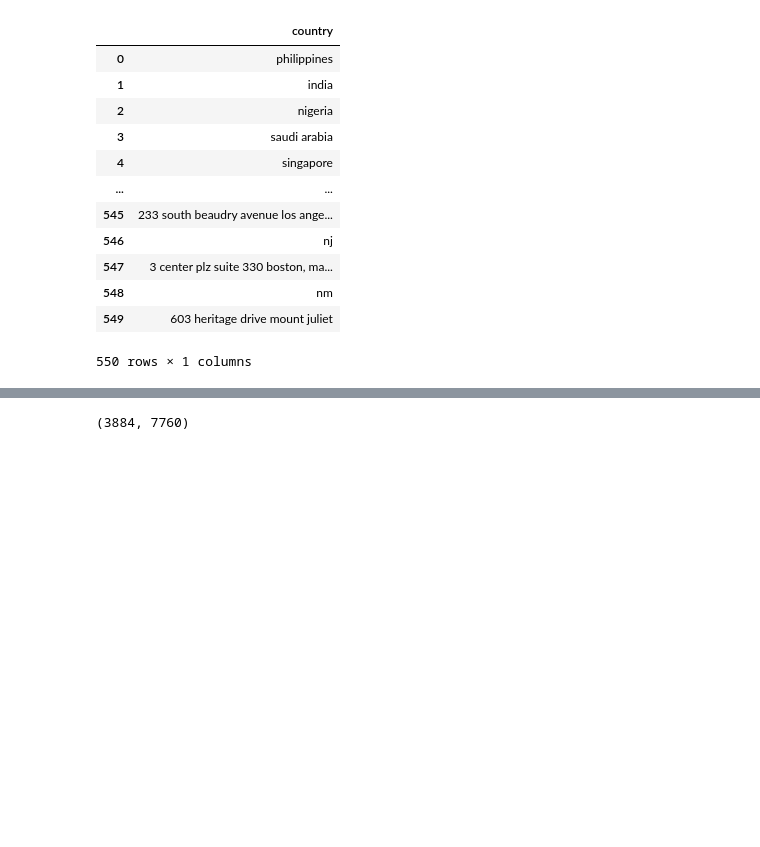
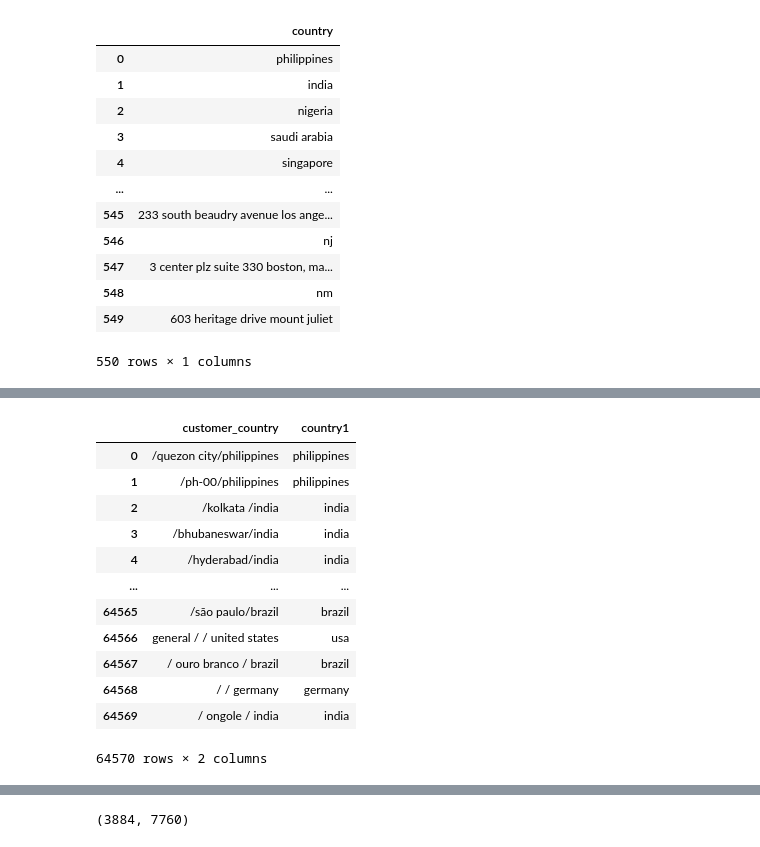
Before and after one commit to Junoflows/LG_Aimers_phase2, a Jupyter notebook: country_processing.ipynb, the cells around one changed output, grey strips where cells are left out. Saved outputs shown, nothing was run; the diff lists cells and outputs as text; code cells hidden in the pictures; blank space fills up the shorter version.

```diff
--- a/practice.ipynb
+++ b/country_processing.ipynb
@@ -100,0 +127,18 @@ country.to_csv('country1.csv', index = 0)
+# %%
+df_all = pd.merge(df_all, country, how = 'left', on = 'country')
+df_all.drop(columns = 'country', inplace = True)
+df_all[['customer_country','country1']]
+# %% [output]
+|  | customer_country | country1 |
+| 0 | /quezon city/philippines | philippines |
+| 1 | /ph-00/philippines | philippines |
+| 2 | /kolkata /india | india |
+| 3 | /bhubaneswar/india | india |
+| 4 | /hyderabad/india | india |
+| ... | ... | ... |
+| 64565 | /são paulo/brazil | brazil |
+| 64566 | general / / united states | usa |
+| 64567 | / ouro branco / brazil | brazil |
+| 64568 | / / germany | germany |
+| 64569 | / ongole / india | india |
+64570 rows × 2 columns
```
Also changed, not shown: parts of 18 cells of this notebook, 3 other files.
